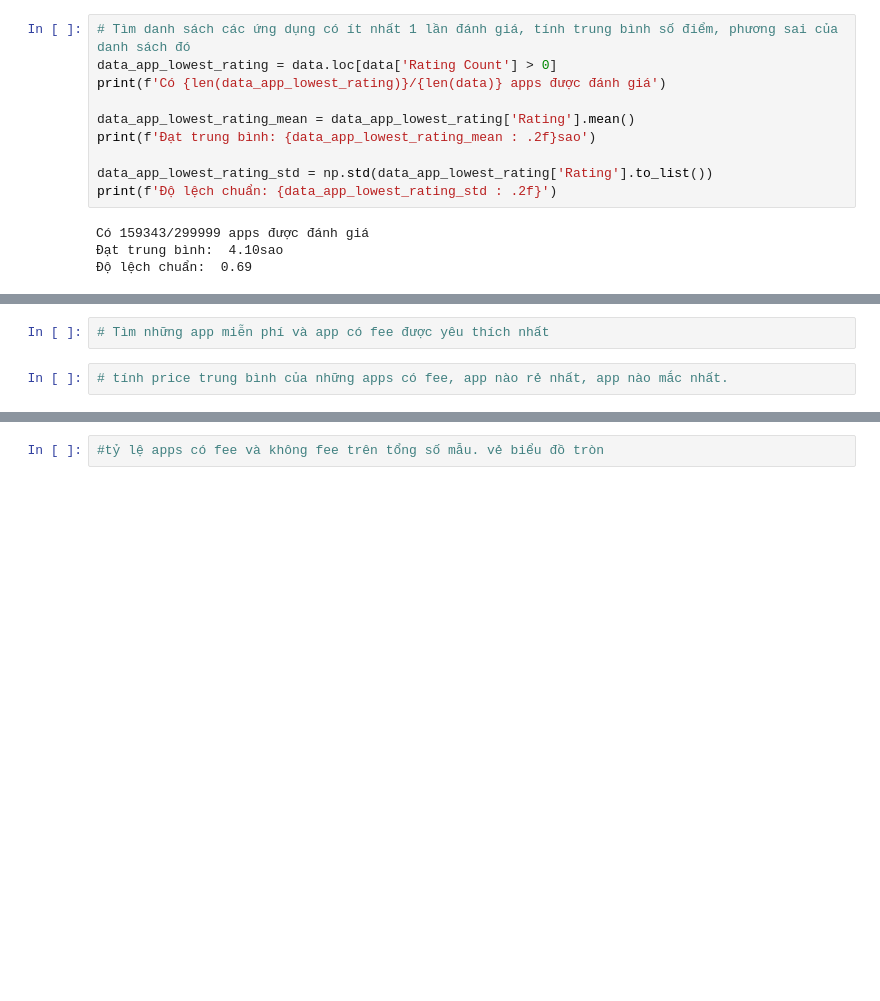
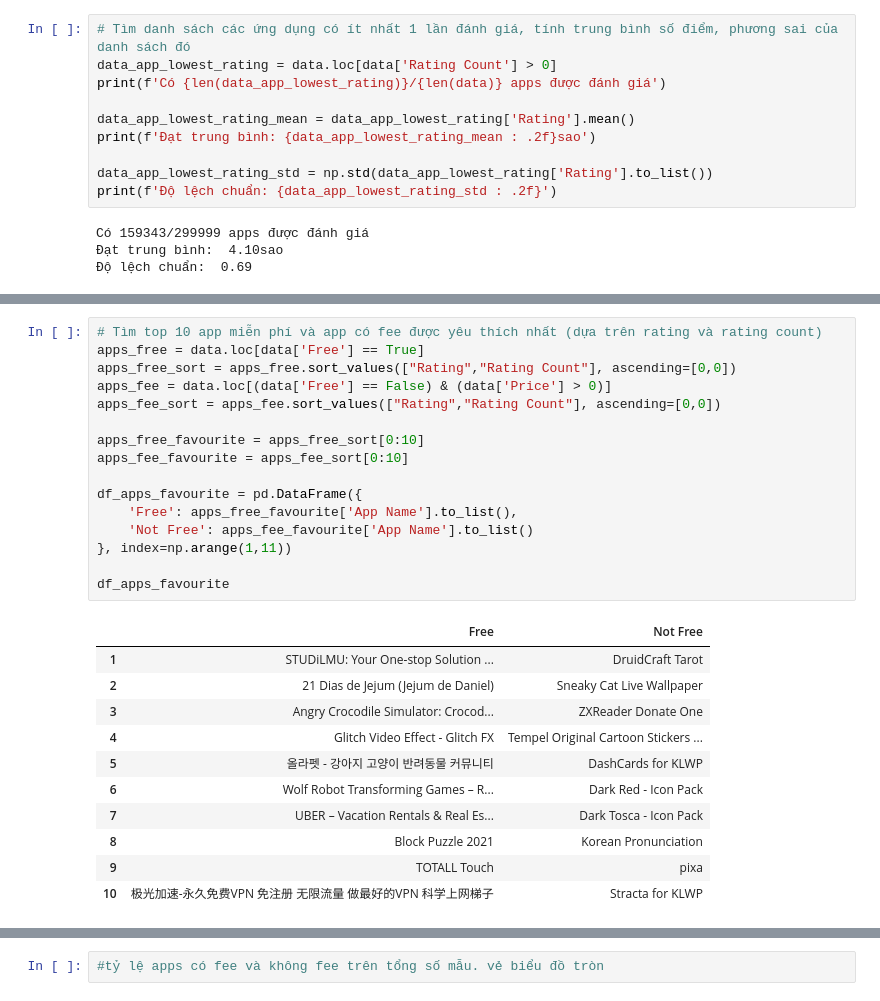
Before and after one commit to Disconnnected/Nestech_python_k20, a Jupyter notebook: answer/baitaplon1/analist.ipynb, the cells around one changed output, grey strips where cells are left out. Saved outputs shown, nothing was run; the diff lists cells and outputs as text; blank space fills up the shorter version.

```diff
--- a/answer/baitaplon1/analist.ipynb
+++ b/answer/baitaplon1/analist.ipynb
@@ -329,4 +344,28 @@ Top apps được cài nhiều nhất:
-# %%
-# Tìm những app miễn phí và app có fee được yêu thích nhất
-# %%
-# tính price trung bình của những apps có fee, app nào rẻ nhất, app nào mắc nhất.
+# %%
+# Tìm top 10 app miễn phí và app có fee được yêu thích nhất (dựa trên rating và rating count)
+apps_free = data.loc[data['Free'] == True]
+apps_free_sort = apps_free.sort_values(["Rating","Rating Count"], ascending=[0,0])
+apps_fee = data.loc[(data['Free'] == False) & (data['Price'] > 0)]
+apps_fee_sort = apps_fee.sort_values(["Rating","Rating Count"], ascending=[0,0])
+
+apps_free_favourite = apps_free_sort[0:10]
+apps_fee_favourite = apps_fee_sort[0:10]
+
+df_apps_favourite = pd.DataFrame({
+    'Free': apps_free_favourite['App Name'].to_list(),
+    'Not Free': apps_fee_favourite['App Name'].to_list()
+}, index=np.arange(1,11))
+
+df_apps_favourite
+# %% [output]
+|  | Free | Not Free |
+| 1 | STUDiLMU: Your One-stop Solution ... | DruidCraft Tarot |
+| 2 | 21 Dias de Jejum (Jejum de Daniel) | Sneaky Cat Live Wallpaper |
+| 3 | Angry Crocodile Simulator: Crocod... | ZXReader Donate One |
+| 4 | Glitch Video Effect - Glitch FX | Tempel Original Cartoon Stickers ... |
+| 5 | 올라펫 - 강아지 고양이 반려동물 커뮤니티 | DashCards for KLWP |
+| 6 | Wolf Robot Transforming Games – R... | Dark Red - Icon Pack |
+| 7 | UBER – Vacation Rentals & Real Es... | Dark Tosca - Icon Pack |
+| 8 | Block Puzzle 2021 | Korean Pronunciation |
+| 9 | TOTALL Touch | pixa |
+| 10 | 极光加速-永久免费VPN 免注册 无限流量 做最好的VPN 科学上网梯子 | Stracta for KLWP |
```
Also changed, not shown: parts of 10 cells of this notebook.
